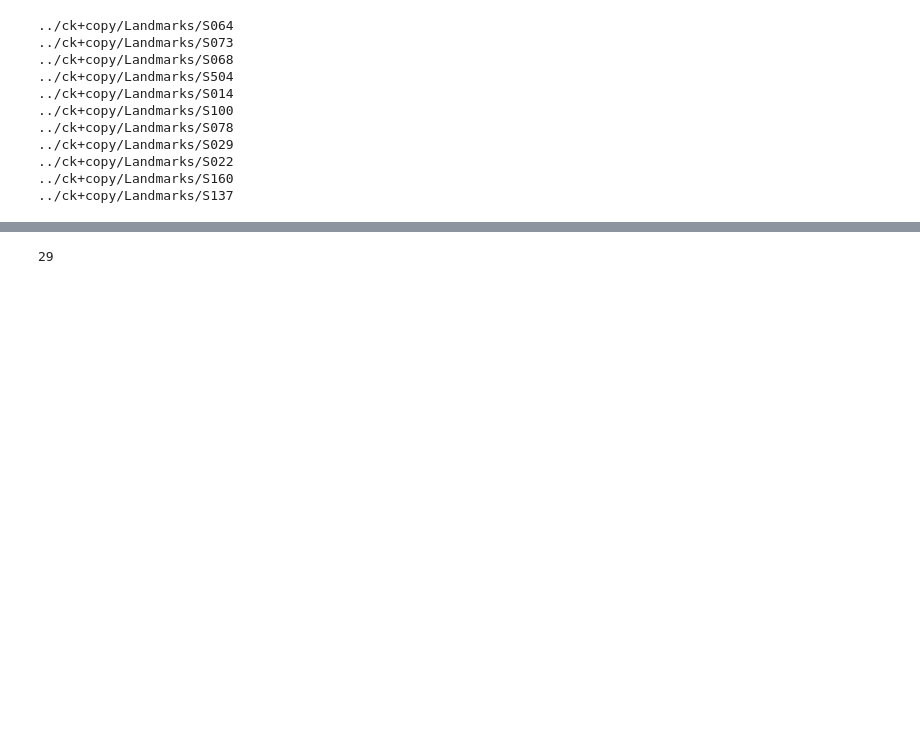
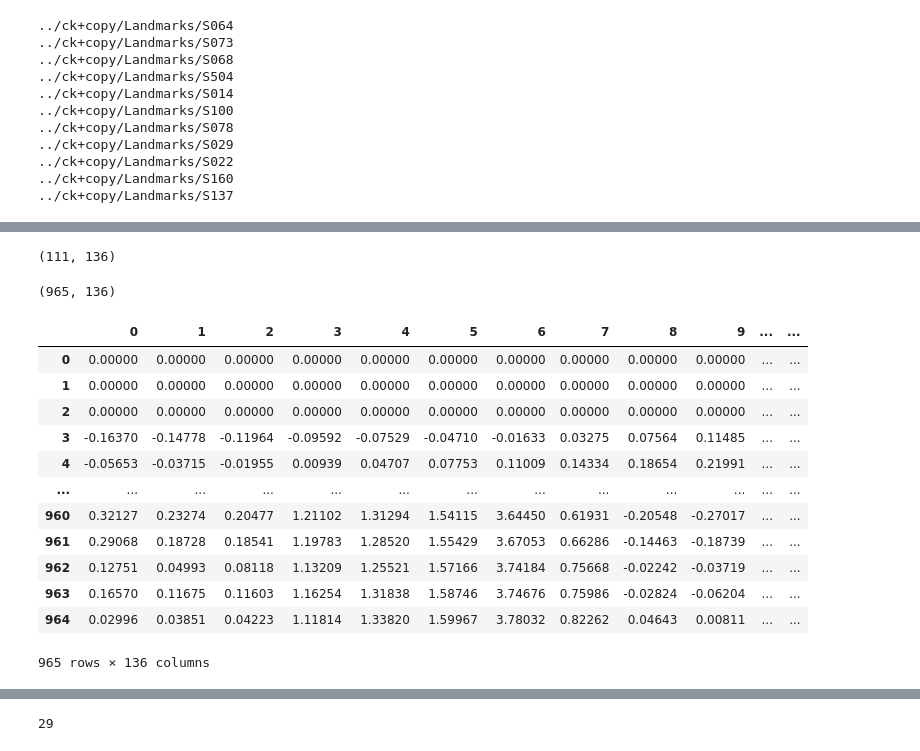
Before and after one commit to aliciaamaliaalvarezmon/SynthesisEmotions, a Jupyter notebook: Notebook/Database CK+.ipynb, the cells around one changed output, grey strips where cells are left out. Drawn from its saved outputs; the diff is of its cells as text; code cells hidden in the pictures; blank space fills up the shorter version.

Commit message:
shape feature extraido

```diff
--- a/Notebook/Database CK+.ipynb
+++ b/Notebook/Database CK+.ipynb
@@ -198,0 +206,13 @@ for subject in sorted_subjects:
+# %%
+ np.vstack(tuple(probing)).shape
+# %% [output]
+(111, 136)
+# %%
+stacked_array = []
+for i in range(0, len(distances)):
+    stacked_array.append(np.vstack(tuple(distances[i])))
+stacked_array= np.asarray( stacked_array, dtype=object)
+total_stacked_landmarkDistance = np.vstack(tuple(stacked_array))
+print(total_stacked_landmarkDistance.shape)
+# %% [output]
+(965, 136)
@@ -198,0 +223,17 @@ for subject in sorted_subjects:
+# %%
+my_data = pd.read_csv('ckmock_landmark_distance.csv',header = None)
+my_data
+# %% [output]
+|  | 0 | 1 | 2 | 3 | 4 | 5 | 6 | 7 | 8 | 9 | ... | ... |
+| 0 | 0.00000 | 0.00000 | 0.00000 | 0.00000 | 0.00000 | 0.00000 | 0.00000 | 0.00000 | 0.00000 | 0.00000 | ... | ... |
+| 1 | 0.00000 | 0.00000 | 0.00000 | 0.00000 | 0.00000 | 0.00000 | 0.00000 | 0.00000 | 0.00000 | 0.00000 | ... | ... |
+| 2 | 0.00000 | 0.00000 | 0.00000 | 0.00000 | 0.00000 | 0.00000 | 0.00000 | 0.00000 | 0.00000 | 0.00000 | ... | ... |
+| 3 | -0.16370 | -0.14778 | -0.11964 | -0.09592 | -0.07529 | -0.04710 | -0.01633 | 0.03275 | 0.07564 | 0.11485 | ... | ... |
+| 4 | -0.05653 | -0.03715 | -0.01955 | 0.00939 | 0.04707 | 0.07753 | 0.11009 | 0.14334 | 0.18654 | 0.21991 | ... | ... |
+| ... | ... | ... | ... | ... | ... | ... | ... | ... | ... | ... | ... | ... |
+| 960 | 0.32127 | 0.23274 | 0.20477 | 1.21102 | 1.31294 | 1.54115 | 3.64450 | 0.61931 | -0.20548 | -0.27017 | ... | ... |
+| 961 | 0.29068 | 0.18728 | 0.18541 | 1.19783 | 1.28520 | 1.55429 | 3.67053 | 0.66286 | -0.14463 | -0.18739 | ... | ... |
+| 962 | 0.12751 | 0.04993 | 0.08118 | 1.13209 | 1.25521 | 1.57166 | 3.74184 | 0.75668 | -0.02242 | -0.03719 | ... | ... |
+| 963 | 0.16570 | 0.11675 | 0.11603 | 1.16254 | 1.31838 | 1.58746 | 3.74676 | 0.75986 | -0.02824 | -0.06204 | ... | ... |
+| 964 | 0.02996 | 0.03851 | 0.04223 | 1.11814 | 1.33820 | 1.59967 | 3.78032 | 0.82262 | 0.04643 | 0.00811 | ... | ... |
+965 rows × 136 columns
```
Also changed, not shown: parts of 9 cells of this notebook, 1 other file.
